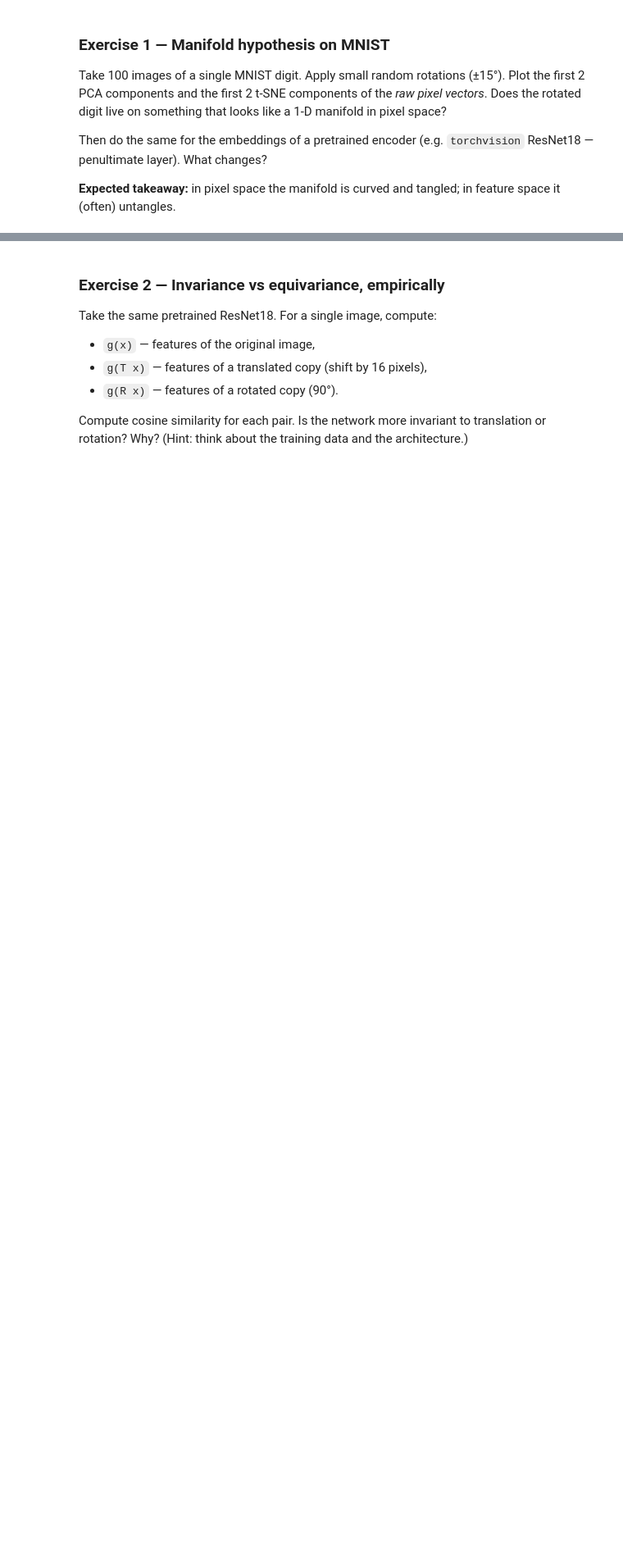
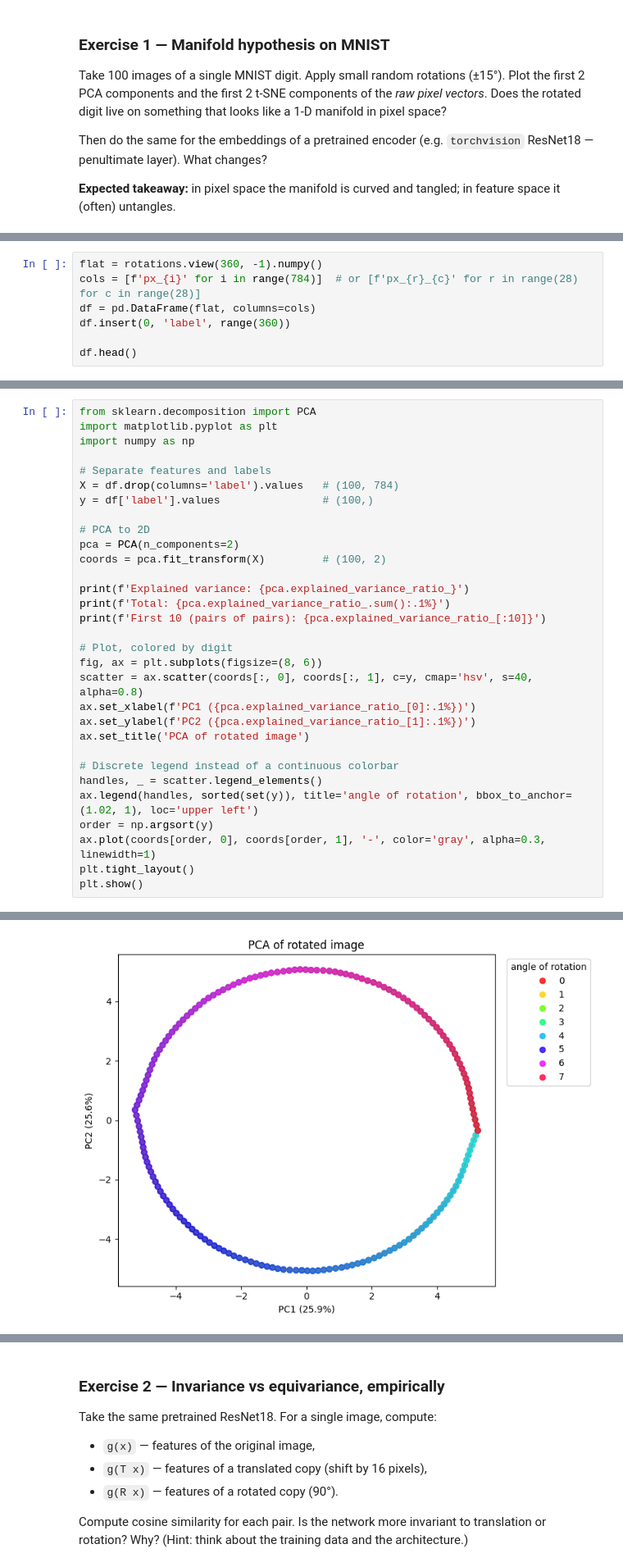
Before and after one commit to jpoberhauser/vision-transformers-and-ssl, a Jupyter notebook: module3_ssl_image_and_video/intro_to_representation_learning.ipynb, the cells around one changed output, grey strips where cells are left out. Shown at 82% size. Saved outputs shown, nothing was run; the diff lists cells and outputs as text; blank space fills up the shorter version.

```diff
--- a/module3_ssl_image_and_video/intro_to_representation_learning.ipynb
+++ b/module3_ssl_image_and_video/intro_to_representation_learning.ipynb
@@ -437,0 +536,7 @@ Then do the same for the embeddings of a pretrained encoder (e.g. `torchvision`
+# %%
+flat = rotations.view(360, -1).numpy()
+cols = [f'px_{i}' for i in range(784)]  # or [f'px_{r}_{c}' for r in range(28) for c in range(28)]
+df = pd.DataFrame(flat, columns=cols)
+df.insert(0, 'label', range(360))
+
+df.head()
@@ -437,0 +551,32 @@ Then do the same for the embeddings of a pretrained encoder (e.g. `torchvision`
+# %%
+from sklearn.decomposition import PCA
+import matplotlib.pyplot as plt
+import numpy as np
+
+# Separate features and labels
+X = df.drop(columns='label').values   # (100, 784)
+y = df['label'].values                # (100,)
+
+# PCA to 2D
+pca = PCA(n_components=2)
+coords = pca.fit_transform(X)         # (100, 2)
+
+print(f'Explained variance: {pca.explained_variance_ratio_}')
+print(f'Total: {pca.explained_variance_ratio_.sum():.1%}')
+print(f'First 10 (pairs of pairs): {pca.explained_variance_ratio_[:10]}')
+
+# Plot, colored by digit
+fig, ax = plt.subplots(figsize=(8, 6))
+scatter = ax.scatter(coords[:, 0], coords[:, 1], c=y, cmap='hsv', s=40, alpha=0.8)
+ax.set_xlabel(f'PC1 ({pca.explained_variance_ratio_[0]:.1%})')
+ax.set_ylabel(f'PC2 ({pca.explained_variance_ratio_[1]:.1%})')
+ax.set_title('PCA of rotated image')
+
+# Discrete legend instead of a continuous colorbar
+handles, _ = scatter.legend_elements()
+ax.legend(handles, sorted(set(y)), title='angle of rotation', bbox_to_anchor=(1.02, 1), loc='upper left')
+order = np.argsort(y)
+ax.plot(coords[order, 0], coords[order, 1], '-', color='gray', alpha=0.3, linewidth=1)
+plt.tight_layout()
+plt.show()
+# %% [output]
@@ -437,0 +586 @@ Then do the same for the embeddings of a pretrained encoder (e.g. `torchvision`
+[figure, added]
```
Also changed, not shown: parts of 18 cells of this notebook, 1 other file.
